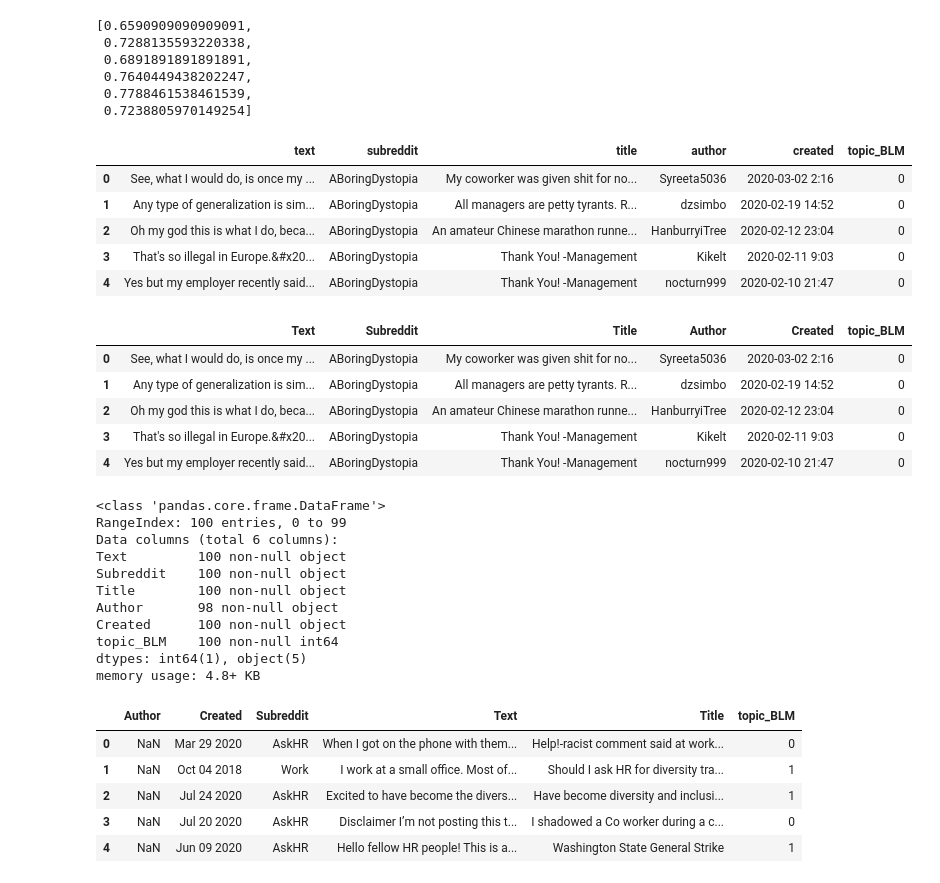
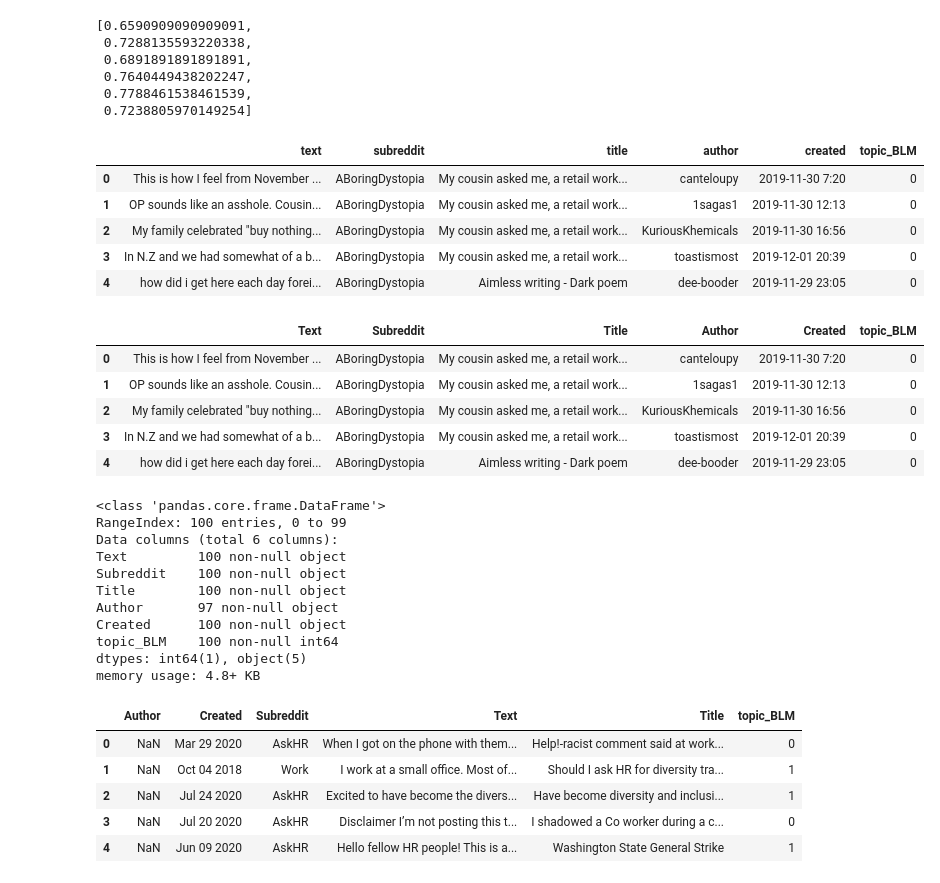
Before and after one commit to robinlli/Police_Shooting_Reddit, a Jupyter notebook: Machine Learning.ipynb, the cells around one changed output. Drawn from its saved outputs; the diff is of its cells as text; code cells hidden in the pictures.

```diff
--- a/Machine Learning.ipynb
+++ b/Machine Learning.ipynb
@@ -533,16 +533,16 @@ weighted avg       0.73      0.72      0.71       134
  0.7238805970149254]
 # %%
 # add excel individually to the file
-df_pm = pd.read_excel("Reddit_p9.xlsx")
+df_pm = pd.read_excel("Reddit_p12.xlsx")
 
 df_pm.head()
 # %% [output]
 |  | text | subreddit | title | author | created | topic_BLM |
-| 0 | See, what I would do, is once my ... | ABoringDystopia | My coworker was given shit for no... | Syreeta5036 | 2020-03-02 2:16 | 0 |
-| 1 | Any type of generalization is sim... | ABoringDystopia | All managers are petty tyrants. R... | dzsimbo | 2020-02-19 14:52 | 0 |
-| 2 | Oh my god this is what I do, beca... | ABoringDystopia | An amateur Chinese marathon runne... | HanburryiTree | 2020-02-12 23:04 | 0 |
-| 3 | That's so illegal in Europe.&#x20... | ABoringDystopia | Thank You! -Management | Kikelt | 2020-02-11 9:03 | 0 |
-| 4 | Yes but my employer recently said... | ABoringDystopia | Thank You! -Management | nocturn999 | 2020-02-10 21:47 | 0 |
+| 0 | This is how I feel from November ... | ABoringDystopia | My cousin asked me, a retail work... | canteloupy | 2019-11-30 7:20 | 0 |
+| 1 | OP sounds like an asshole. Cousin... | ABoringDystopia | My cousin asked me, a retail work... | 1sagas1 | 2019-11-30 12:13 | 0 |
+| 2 | My family celebrated "buy nothing... | ABoringDystopia | My cousin asked me, a retail work... | KuriousKhemicals | 2019-11-30 16:56 | 0 |
+| 3 | In N.Z and we had somewhat of a b... | ABoringDystopia | My cousin asked me, a retail work... | toastismost | 2019-12-01 20:39 | 0 |
+| 4 | how did i get here each day forei... | ABoringDystopia | Aimless writing - Dark poem | dee-booder | 2019-11-29 23:05 | 0 |
 # %%
 df_pm.columns = map(lambda x: str(x).title(), df_pm.columns)
 
@@ -550,11 +550,11 @@ df_pm = df_pm.rename(columns = {"Topic_Blm" : "topic_BLM"})
 df_pm.head()
 # %% [output]
 |  | Text | Subreddit | Title | Author | Created | topic_BLM |
-| 0 | See, what I would do, is once my ... | ABoringDystopia | My coworker was given shit for no... | Syreeta5036 | 2020-03-02 2:16 | 0 |
-| 1 | Any type of generalization is sim... | ABoringDystopia | All managers are petty tyrants. R... | dzsimbo | 2020-02-19 14:52 | 0 |
-| 2 | Oh my god this is what I do, beca... | ABoringDystopia | An amateur Chinese marathon runne... | HanburryiTree | 2020-02-12 23:04 | 0 |
-| 3 | That's so illegal in Europe.&#x20... | ABoringDystopia | Thank You! -Management | Kikelt | 2020-02-11 9:03 | 0 |
-| 4 | Yes but my employer recently said... | ABoringDystopia | Thank You! -Management | nocturn999 | 2020-02-10 21:47 | 0 |
+| 0 | This is how I feel from November ... | ABoringDystopia | My cousin asked me, a retail work... | canteloupy | 2019-11-30 7:20 | 0 |
+| 1 | OP sounds like an asshole. Cousin... | ABoringDystopia | My cousin asked me, a retail work... | 1sagas1 | 2019-11-30 12:13 | 0 |
+| 2 | My family celebrated "buy nothing... | ABoringDystopia | My cousin asked me, a retail work... | KuriousKhemicals | 2019-11-30 16:56 | 0 |
+| 3 | In N.Z and we had somewhat of a b... | ABoringDystopia | My cousin asked me, a retail work... | toastismost | 2019-12-01 20:39 | 0 |
+| 4 | how did i get here each day forei... | ABoringDystopia | Aimless writing - Dark poem | dee-booder | 2019-11-29 23:05 | 0 |
 # %%
 df_pm.info()
 # %% [output]
@@ -564,7 +564,7 @@ Data columns (total 6 columns):
 Text         100 non-null object
 Subreddit    100 non-null object
 Title        100 non-null object
-Author       98 non-null object
+Author       97 non-null object
 Created      100 non-null object
 topic_BLM    100 non-null int64
 dtypes: int64(1), object(5)
```
Also changed, not shown: parts of 11 cells of this notebook, 3 other files.
